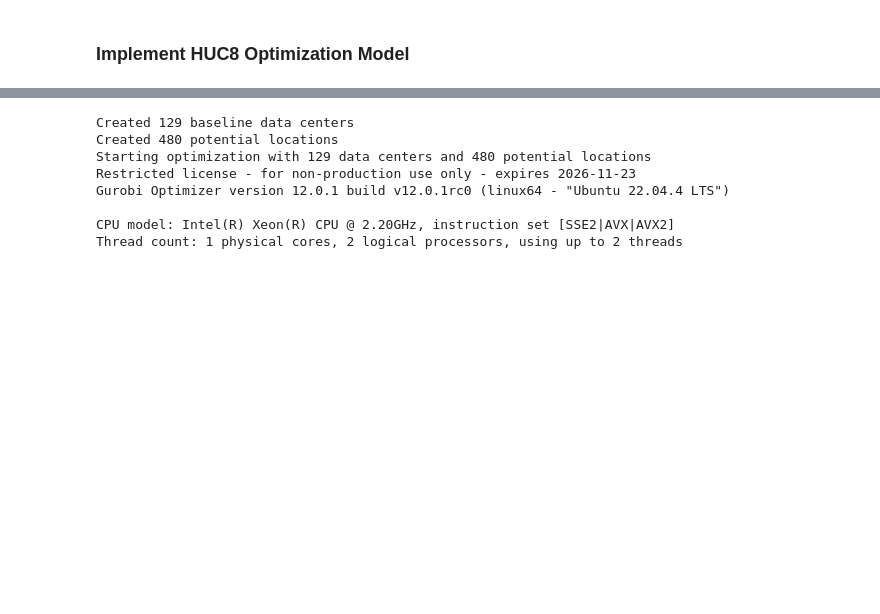
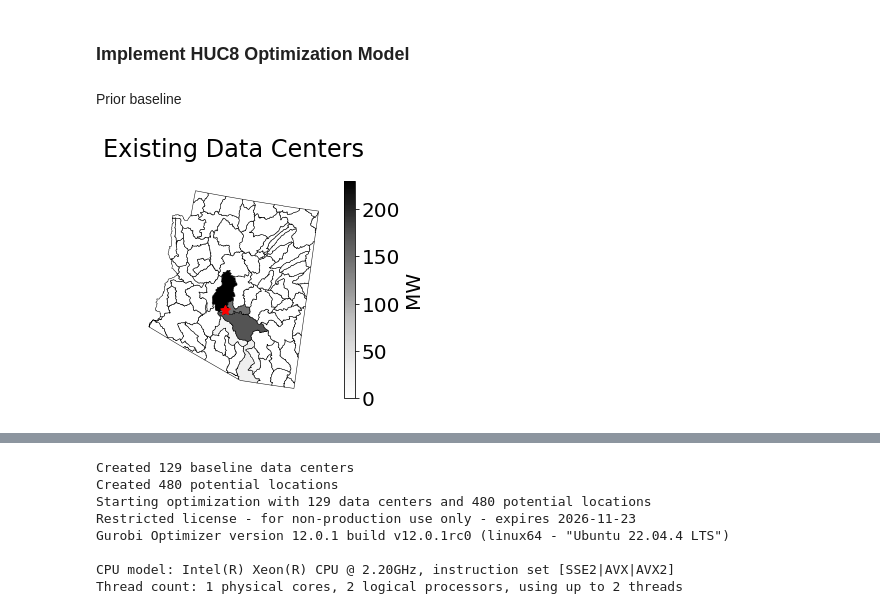
Before and after one commit to clbanjai/1.020-Data-Center-Project, a Jupyter notebook: adding_data_centers.ipynb, the cells around one changed output, grey strips where cells are left out. Drawn from its saved outputs; the diff is of its cells as text; code cells hidden in the pictures; blank space fills up the shorter version.

Commit message:
Updated adding_data_centers

```diff
--- a/adding_data_centers.ipynb
+++ b/adding_data_centers.ipynb
@@ -634,12 +625,15 @@ print(huc_subbasins_az['CF_1MW_DC'].min()/huc_subbasins_az['CF_1MW_DC'].max())
 # save gathered data values
 huc_subbasins_az.drop(columns=['HUC8_x', 'centroid'], inplace=True)
 huc_subbasins_az.to_file("data/data_siting/huc_AZ_data.shp")
+# %%
+# read gathered data values
+huc_subbasins_az = gpd.read_file("data/data_siting/huc_AZ_data.shp")
 # %%
 # functionalize visualization of different statistics
 
 transformer_inv = Transformer.from_crs(4326, 5070)
 
-def visualize_stats(df, col, title, cmap, cmap_label, ax=None):
+def visualize_stats(df, col, title, cmap, cmap_label, ax=None, phoenix_color='red'):
     """
     Visualization of selected statistics on HUC8 subbasins.
 
@@ -657,12 +651,16 @@ def visualize_stats(df, col, title, cmap, cmap_label, ax=None):
             Label of color bar
         ax: matplotlib.axes.Axes
             Axis to plot the map on.
+        phoenix_color: string
+            Color of Phoenix, AZ
 
     Returns
     -------
         ax: matplotlib.axes.Axes
             Axis with the plotted figure
     """
+
+    matplotlib.rcParams.update({'font.size': 20})
 
     if ax is None:
         _, ax = plt.subplots()
@@ -676,7 +674,7 @@ def visualize_stats(df, col, title, cmap, cmap_label, ax=None):
     phoenix_lat_lon = (33.4482, -112.0777)
     phoenix_translated = transformer_inv.transform(phoenix_lat_lon[0], phoenix_lat_lon[1])
 
-    ax.scatter(phoenix_translated[0], phoenix_translated[1], marker=(5,1), s=100, color='red')
+    ax.scatter(phoenix_translated[0], phoenix_translated[1], marker=(5,1), s=100, color=phoenix_color)
     # ax.text(phoenix_translated[0], phoenix_translated[1], "Phoenix", color="black", **{'fontsize': 10})
 
     return ax
@@ -690,3 +688,15 @@ fig.savefig("Figures/elec_rate_AZ.png", dpi=200, bbox_inches="tight")
 [figure]
 # %% [markdown]
 ### Implement HUC8 Optimization Model
+# %% [markdown]
+Prior baseline
+# %%
+huc_subbasins_az['existing_WSF_year'] = huc_subbasins_az['existing_MW'] * huc_subbasins_az['WSF_1MW_DC'] * 8760
+# %%
+fig, ax = plt.subplots()
+
+ax = visualize_stats(huc_subbasins_az, 'existing_MW', 'Existing Data Centers', cmap='Greys', cmap_label='MW', ax=ax)
+
+fig.savefig("Figures/existing_MW.png", dpi=200, bbox_inches="tight")
+# %% [output]
+[figure, added]
```
Also changed, not shown: parts of 47 cells of this notebook, 14 other files.
